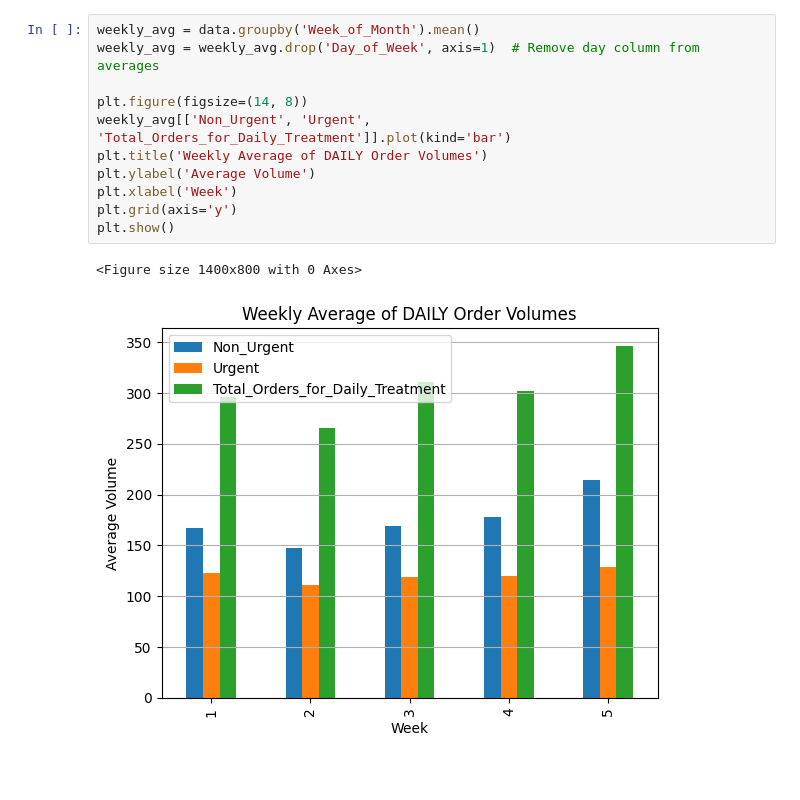
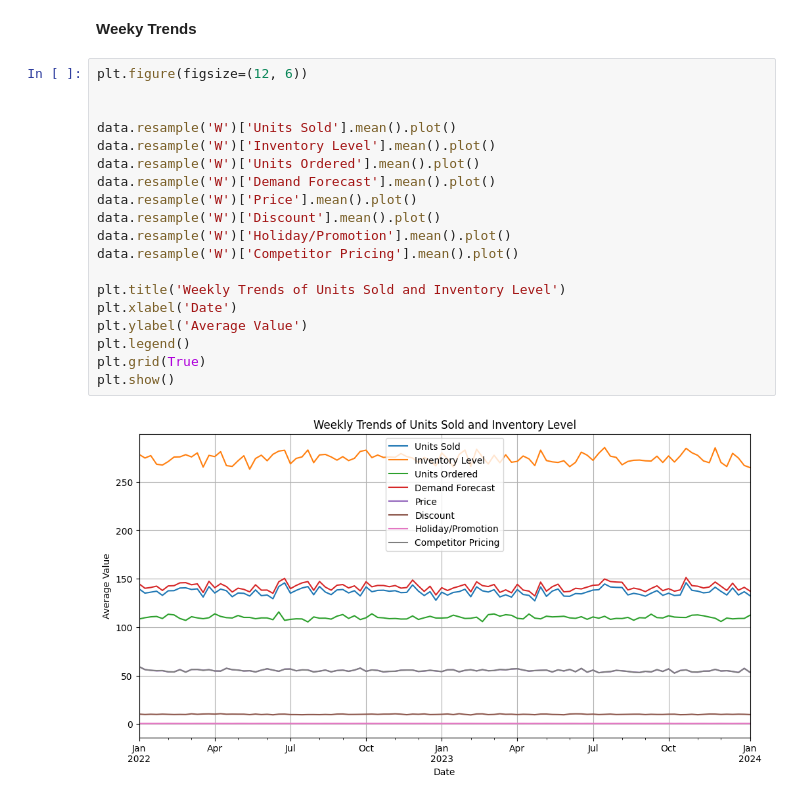
Before and after one commit to Clarkson-Applied-Data-Science/2025_ia651_bennett, a Jupyter notebook: ColeBennett_is651_FinalProject.ipynb, the cells around one changed output. Drawn from its saved outputs; the diff is of its cells as text; blank space fills up the shorter version.

```diff
--- a/ColeBennett_is651_FinalProject.ipynb
+++ b/ColeBennett_is651_FinalProject.ipynb
@@ -110,14 +84,23 @@ plt.show()
-# %%
-weekly_avg = data.groupby('Week_of_Month').mean()
-weekly_avg = weekly_avg.drop('Day_of_Week', axis=1)  # Remove day column from averages
-
-plt.figure(figsize=(14, 8))
-weekly_avg[['Non_Urgent', 'Urgent', 'Total_Orders_for_Daily_Treatment']].plot(kind='bar')
-plt.title('Weekly Average of DAILY Order Volumes')
-plt.ylabel('Average Volume')
-plt.xlabel('Week')
-plt.grid(axis='y')
-plt.show()
-# %% [output]
-<Figure size 1400x800 with 0 Axes>
-[figure, removed]
+# %% [markdown]
+**Weeky Trends**
+# %%
+plt.figure(figsize=(12, 6))
+
+
+data.resample('W')['Units Sold'].mean().plot()
+data.resample('W')['Inventory Level'].mean().plot()
+data.resample('W')['Units Ordered'].mean().plot()
+data.resample('W')['Demand Forecast'].mean().plot()
+data.resample('W')['Price'].mean().plot()
+data.resample('W')['Discount'].mean().plot()
+data.resample('W')['Holiday/Promotion'].mean().plot()
+data.resample('W')['Competitor Pricing'].mean().plot()
+
+plt.title('Weekly Trends of Units Sold and Inventory Level')
+plt.xlabel('Date')
+plt.ylabel('Average Value')
+plt.legend()
+plt.grid(True)
+plt.show()
+# %% [output]
+[figure, added]
```
Also changed, not shown: parts of 41 cells of this notebook, 24 other files.
